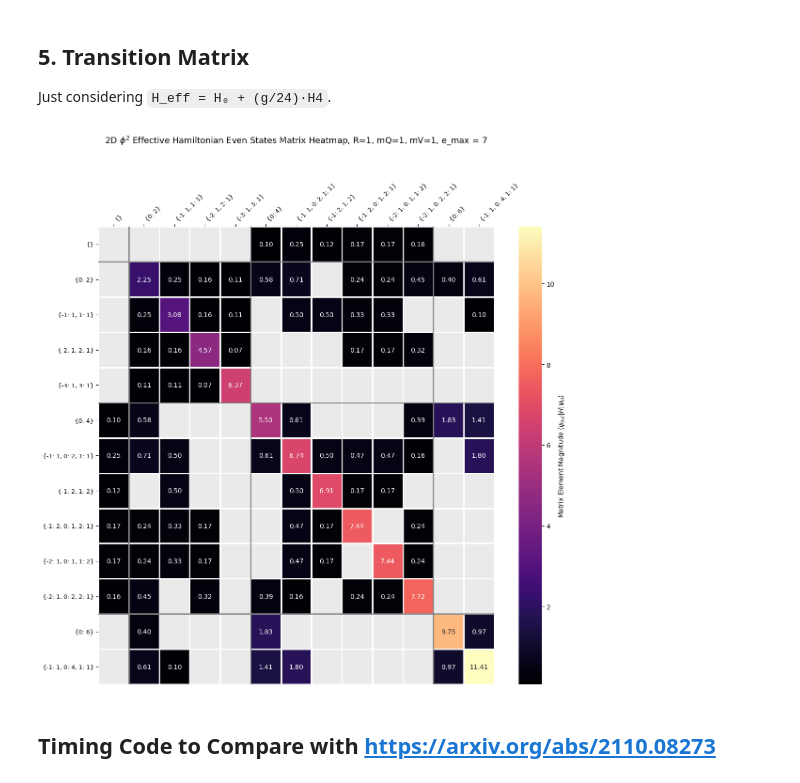
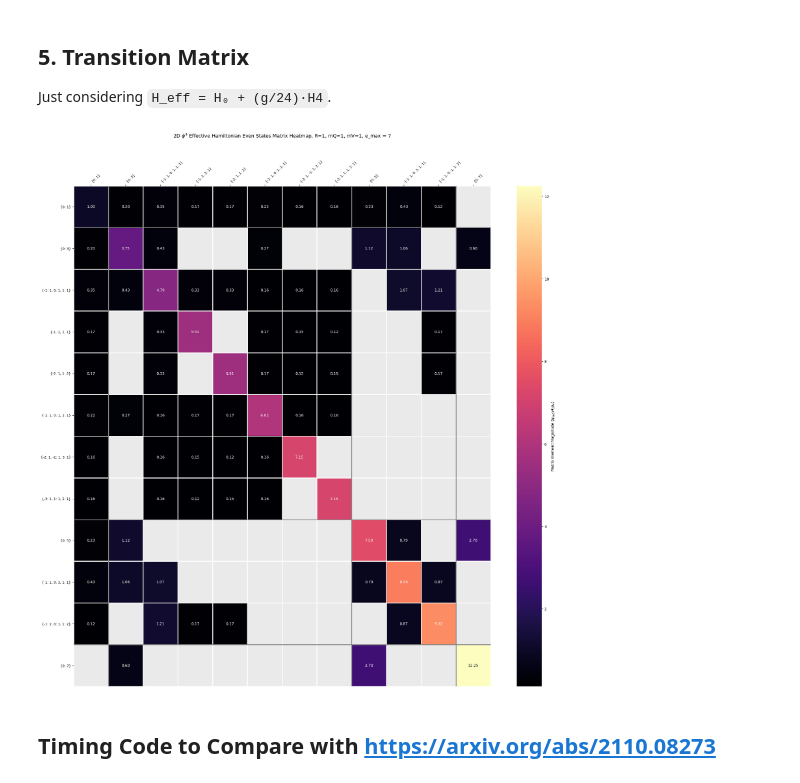
Before and after one commit to miarobin/FasterHT, a Jupyter notebook: faster_phi4.ipynb, the cells around one changed output. Cells and saved outputs as stored; diff of their text form; code cells hidden in the pictures.

Commit message:
Applying techniques learned from phi4 case to phi2 case, and correcting some minor plotting typos

```diff
--- a/faster_phi4.ipynb
+++ b/faster_phi4.ipynb
@@ -94,7 +94,7 @@ def gen_coins(n_max):
         #          Without input, this would result in duplicate entries. Therefore, the final two elements must not be equal for this step.
 
         coins[i] = [cns[:-1]+[cns[-1]+1] for cns in coins[i-1] if (len(cns)==1 or cns[-2]!=cns[-1])] + list(map(lambda x:x+[1], coins[i-1]))
-        coins[i] = sorted(coins[i], key=len) #Not sure this helps. But re-ordering the coin dictionary after creation in terms of occupation number.
+        #coins[i] = sorted(coins[i], key=len) #Not sure this helps. But re-ordering the coin dictionary after creation in terms of occupation number.
 
     # Creating a counting dictionary version of this as it is easier to perform operations on.
     gen_coinDict(coins)
@@ -449,6 +436,32 @@ def basis_even(basis, asymList, conversionDict):
             runner += 1
 
     return (even_states, even_asymList, even_conversionDict, even_hashable_states)
+
+
+
+
+def basis_odd(basis, asymList, conversionDict):
+    # Collecting only odd states, creating a conversion dictionary and a hashable basis.
+    # The hashable basis is of the form {tuple representation of state: state index}
+    odd_states = []; odd_asymList = set(); odd_conversionDict = {}; odd_hashable_states = {tuple({}):0}
+
+    asym_runner=0; runner=0 # runner is indexing even states in the reduced basis, asym_runner is counting how many of those are asymmetric.
+    for ix, s in enumerate(basis):
+        if sum(s.values()) % 2 != 0:
+
+            odd_states += [s]
+            odd_hashable_states[tuple(s.items())] = runner # Hashable basis to help immediately find the requisite index in the basis.
+
+            odd_conversionDict[runner] = runner + asym_runner # Conversion dictionary between even reduced state index and full state index. Easier to make a new dictionary rather than convert old one.
+
+            if ix in asymList:
+                # creating a set of indices of asymmetric states.
+                odd_asymList.add(runner)
+                asym_runner += 1
+
+            runner += 1
+
+    return (odd_states, odd_asymList, odd_conversionDict, odd_hashable_states)
 # %%
 def transition_matrix_phi4(mQ, g, r, lmaxeff, basis_dict, asymList, cD, hashable_basis):
     # NOTE:
@@ -744,7 +753,7 @@ def transition_matrix_phi4(mQ, g, r, lmaxeff, basis_dict, asymList, cD, hashable
 g = 4*np.pi; mV = 1; mQ=1; r = 1; e_max=7; lmaxeff = effective_lmax(e_max,e_max,mQ,r)
 
 # --- Generate the Basis ---
-reduced_basis, asymList, cD, hashable_basis = basis_even(*gen_reduced_basis(lmaxeff,e_max,mQ,r)) #Select Even Basis States Only.
+reduced_basis, asymList, cD, hashable_basis = basis_odd(*gen_reduced_basis(lmaxeff,e_max,mQ,r)) #Select Even Basis States Only.
 
 # Generate useful lists of energies.
 gen_omega_list(lmaxeff, mQ, r)
@@ -792,38 +801,38 @@ boundaries = np.where(np.diff(np.sort(np.sum(state_vecs, axis=1))))[0] # List of
 boundaries[0] = 0 # Fixing the zero entry.
 
 # --- Plotting the Heatmap Matrix ---
-plt.figure(figsize=(12, 12))
+plt.figure(figsize=(21, 21))
 
 zero_mask = (H_sorted == 0.0) # So that we don't have an overcrowded plot.
 ax = sns.heatmap(
     H_sorted,
     annot=True,
     fmt=".2f",
     cmap="magma",
     linewidths=0.8,
     xticklabels=verbose_labels,
     yticklabels=verbose_labels,
     mask=zero_mask,
     cbar_kws={'label': 'Matrix Element Magnitude $\\langle \\psi_{out} | H | \\psi_{in} \\rangle$'}
 )
 
 # Drawing separation dividers between states of differing occupation number.
 for b in boundaries:
     ax.axvline(x=b+1, linewidth=2, color="grey")
     ax.axhline(y=b+1, linewidth=2, color="grey")
 
 
 ax.xaxis.tick_top() # Layout of x-axis.
 ax.xaxis.set_label_position('top')
 ax.set_facecolor('#eaeaea') # Soft gray for zero elements
 plt.xticks(rotation=45, ha='left', fontsize=9)
 plt.yticks(rotation=0, fontsize=9)
 
-plt.title(rf"2D $\phi^2$ Effective Hamiltonian Even States Matrix Heatmap, R={r}, mQ={mQ}, mV={mV}, e_max = {e_max}", fontsize=13, pad=60)
+plt.title(rf"2D $\phi^4$ Effective Hamiltonian Even States Matrix Heatmap, R={r}, mQ={mQ}, mV={mV}, e_max = {e_max}", fontsize=13, pad=60)
 plt.tight_layout()
 plt.show()
 # %% [output]
-[figure, old version]
+[figure, new version]
 # %% [markdown]
 ## Timing Code to Compare with https://arxiv.org/abs/2110.08273
 # %%
```
Also changed, not shown: parts of 5 cells of this notebook, 2 other files.
